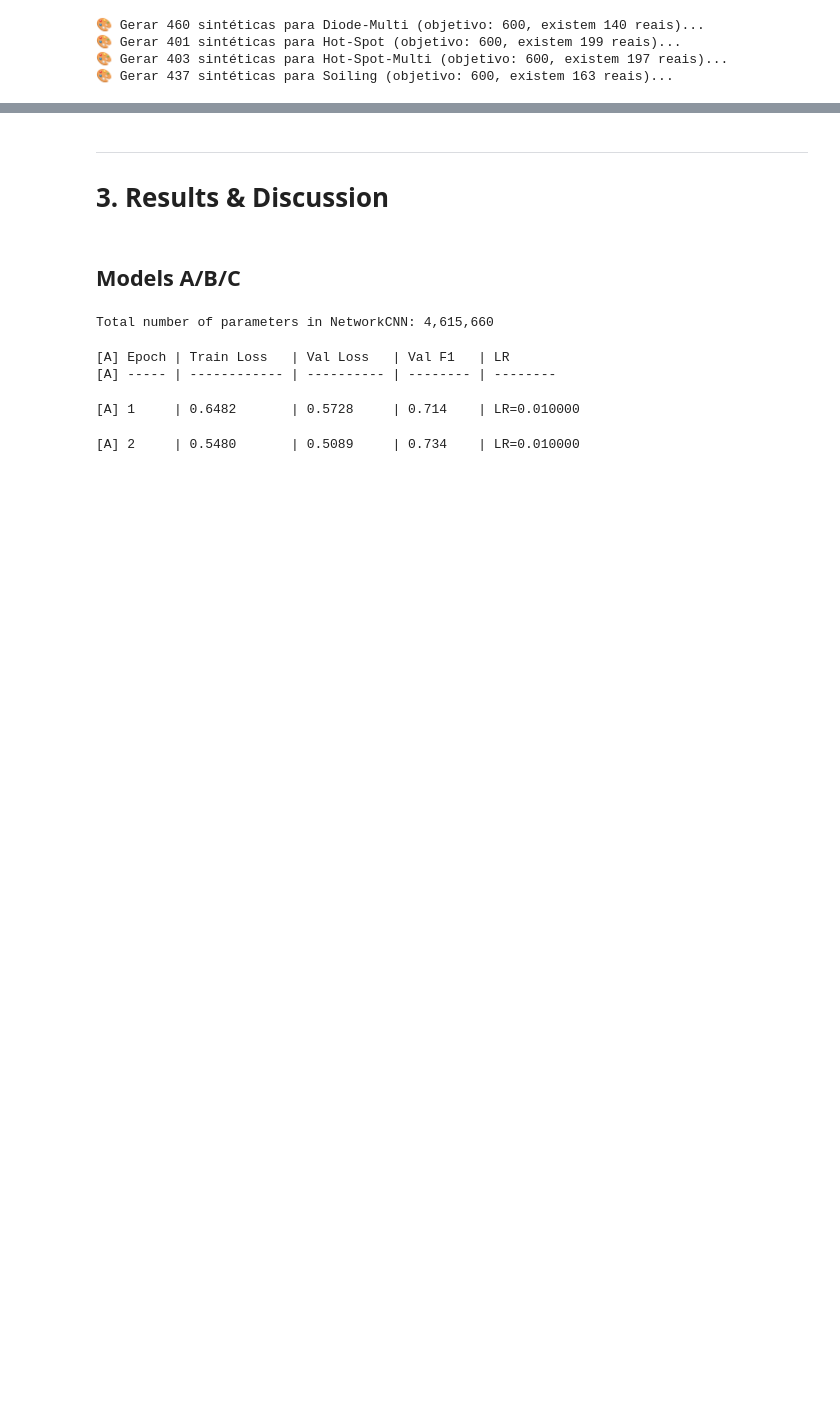
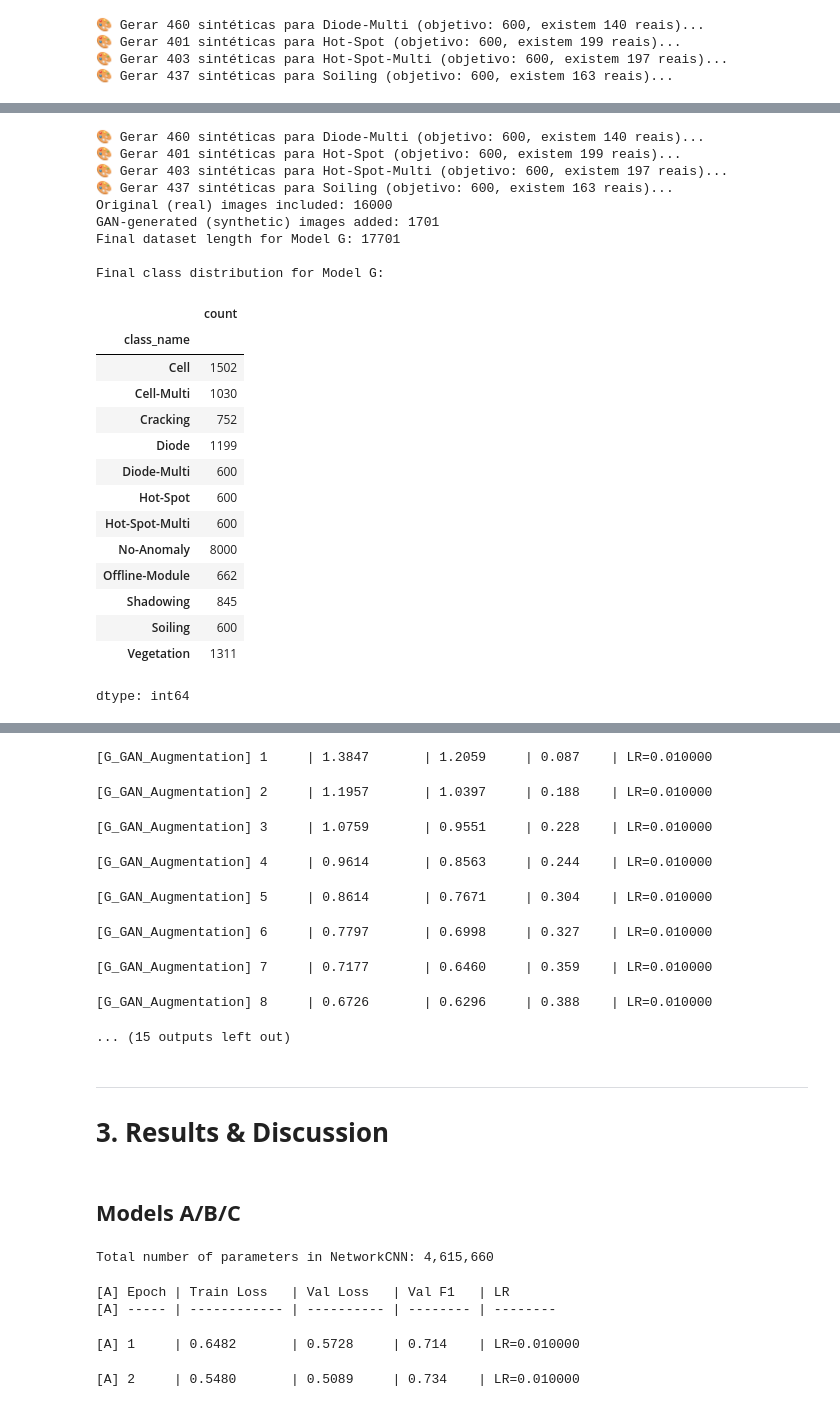
Before and after one commit to FM11pp3/VC_0312, a Jupyter notebook: [Final Version] [M.EGI026] Assignment 2.ipynb, the cells around one changed output, grey strips where cells are left out. Saved outputs shown, nothing was run; the diff lists cells and outputs as text; code cells hidden in the pictures; blank space fills up the shorter version.

```diff
--- a/[Final Version] [M.EGI026] Assignment 2.ipynb
+++ b/[Final Version] [M.EGI026] Assignment 2.ipynb
@@ -1896,0 +1900,58 @@ df_gan = generate_gan_images_fixed_per_class(df_rare, target_per_class=600)
+# %%
+
+# --- Generate df_gan ---
+target_gan_per_class = 600 # Define target_per_class for GAN generated images
+df_gan = generate_gan_images_fixed_per_class(df_rare, target_per_class=target_gan_per_class)
+
+# 1. Create the combined DataFrame for Model G
+dfG_combined = build_dataset_G_combined(full_train_df, df_gan)
+
+# 2. Train Model G
+num_classes_C = len(classes_map) # Model G is also a 12-class classification
+model_name_G = 'model_G_final'
+
+pathG, lossG = train_model_D(
+    df=dfG_combined,
+    num_classes=num_classes_C,
+    model_key='G_GAN_Augmentation',
+    model_name=model_name_G,
+    epochs=20, # Using same epochs as other models for fair comparison
+    patience=4  # Using same patience
+)
+
+print(f"\nTraining for Model G GAN Augmentation completed. Model saved at: {pathG}")
+
+# 3. Test Model G
+resG = test_model_D(pathG, num_classes=num_classes_C, model_key='G_GAN_Augmentation')
+
+# Store the F1-Macro score for Model G
+g_model_f1_scores = {'G_GAN_Augmentation': resG['f1_macro']}
+
+print("\n--- F1-Macro Scores for G Model ---")
+for key, value in g_model_f1_scores.items():
+    print(f"{key}: {value:.3f}")
+# %% [output]
+🎨 Gerar 460 sintéticas para Diode-Multi (objetivo: 600, existem 140 reais)...
+🎨 Gerar 401 sintéticas para Hot-Spot (objetivo: 600, existem 199 reais)...
+🎨 Gerar 403 sintéticas para Hot-Spot-Multi (objetivo: 600, existem 197 reais)...
+🎨 Gerar 437 sintéticas para Soiling (objetivo: 600, existem 163 reais)...
+Original (real) images included: 16000
+GAN-generated (synthetic) images added: 1701
+Final dataset length for Model G: 17701
+
+Final class distribution for Model G:
+|  | count |
+| class_name |  |
+| Cell | 1502 |
+| Cell-Multi | 1030 |
+| Cracking | 752 |
+| Diode | 1199 |
+| Diode-Multi | 600 |
+| Hot-Spot | 600 |
+| Hot-Spot-Multi | 600 |
+| No-Anomaly | 8000 |
+| Offline-Module | 662 |
+| Shadowing | 845 |
+| Soiling | 600 |
+| Vegetation | 1311 |
+dtype: int64
@@ -1897,3 +1960,12 @@ df_gan = generate_gan_images_fixed_per_class(df_rare, target_per_class=600)
+[G_GAN_Augmentation] 1     | 1.3847       | 1.2059     | 0.087    | LR=0.010000
+[G_GAN_Augmentation] 2     | 1.1957       | 1.0397     | 0.188    | LR=0.010000
+[G_GAN_Augmentation] 3     | 1.0759       | 0.9551     | 0.228    | LR=0.010000
+[G_GAN_Augmentation] 4     | 0.9614       | 0.8563     | 0.244    | LR=0.010000
+[G_GAN_Augmentation] 5     | 0.8614       | 0.7671     | 0.304    | LR=0.010000
+[G_GAN_Augmentation] 6     | 0.7797       | 0.6998     | 0.327    | LR=0.010000
+[G_GAN_Augmentation] 7     | 0.7177       | 0.6460     | 0.359    | LR=0.010000
+[G_GAN_Augmentation] 8     | 0.6726       | 0.6296     | 0.388    | LR=0.010000
+... (15 outputs left out)
 # %% [markdown]
 ---
 # **<a name="ref3"></a>3. Results & Discussion**
```
Also changed, not shown: parts of 5 cells of this notebook.
